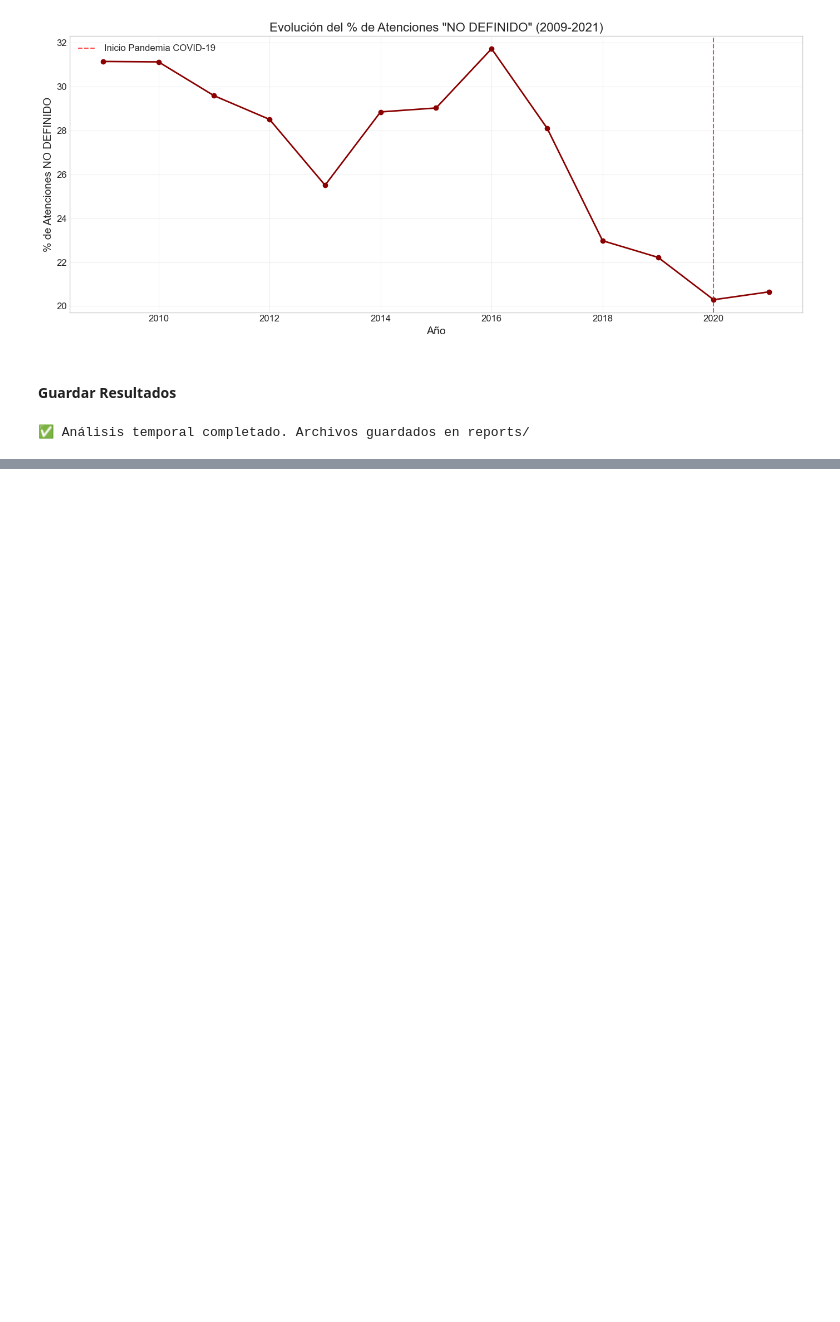
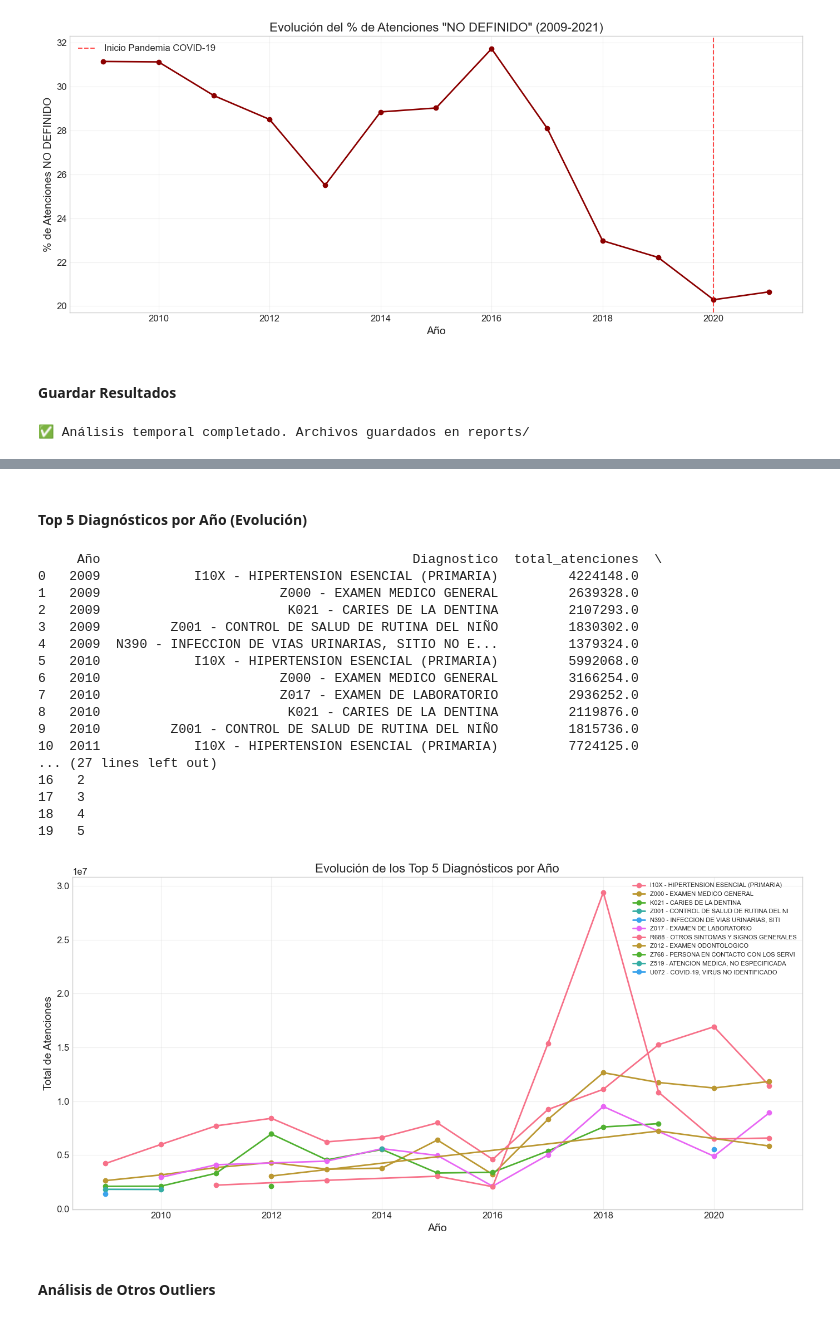
Before and after one commit to Sidmitchtt/rips-colombia-health-segmentation, a Jupyter notebook: notebooks/04_temporal_analysis.ipynb, the cells around one changed output, grey strips where cells are left out. Cells and saved outputs as stored; diff of their text form; code cells hidden in the pictures; blank space fills up the shorter version.

```diff
--- a/notebooks/04_temporal_analysis.ipynb
+++ b/notebooks/04_temporal_analysis.ipynb
@@ -212,0 +294,56 @@ print("✅ Análisis temporal completado. Archivos guardados en reports/")
+# %% [markdown]
+#### Top 5 Diagnósticos por Año (Evolución)
+# %%
+top_diag_anio = con.execute(f"""
+    WITH ranked AS (
+        SELECT
+            Año,
+            Diagnostico,
+            SUM(NumeroAtenciones) as total_atenciones,
+            ROW_NUMBER() OVER (PARTITION BY Año ORDER BY SUM(NumeroAtenciones) DESC) as rn
+        FROM '{PARQUET_PATH}'
+        WHERE NOT es_no_definido
+        GROUP BY Año, Diagnostico
+    )
+    SELECT Año, Diagnostico, total_atenciones, rn
+    FROM ranked
+    WHERE rn <= 5
+    ORDER BY Año, rn
+""").fetchdf()
+
+print(top_diag_anio.head(20))
+
+# Gráfico por año
+fig, ax = plt.subplots(figsize=(14, 7))
+for diag in top_diag_anio['Diagnostico'].unique():
+    subset = top_diag_anio[top_diag_anio['Diagnostico'] == diag]
+    ax.plot(subset['Año'], subset['total_atenciones'], marker='o', label=diag[:40], linewidth=2)
+ax.set_title('Evolución de los Top 5 Diagnósticos por Año', fontsize=16)
+ax.set_xlabel('Año', fontsize=14)
+ax.set_ylabel('Total de Atenciones', fontsize=14)
+ax.legend(loc='best', fontsize=8)
+ax.grid(True, alpha=0.3)
+plt.tight_layout()
+plt.savefig('../reports/figures/04_top_diagnosticos_anio.png', dpi=150, bbox_inches='tight')
+plt.show()
+# %% [output]
+     Año                                        Diagnostico  total_atenciones  \
+0   2009            I10X - HIPERTENSION ESENCIAL (PRIMARIA)         4224148.0
+1   2009                       Z000 - EXAMEN MEDICO GENERAL         2639328.0
+2   2009                        K021 - CARIES DE LA DENTINA         2107293.0
+3   2009         Z001 - CONTROL DE SALUD DE RUTINA DEL NIÑO         1830302.0
+4   2009  N390 - INFECCION DE VIAS URINARIAS, SITIO NO E...         1379324.0
+5   2010            I10X - HIPERTENSION ESENCIAL (PRIMARIA)         5992068.0
+6   2010                       Z000 - EXAMEN MEDICO GENERAL         3166254.0
+7   2010                       Z017 - EXAMEN DE LABORATORIO         2936252.0
+8   2010                        K021 - CARIES DE LA DENTINA         2119876.0
+9   2010         Z001 - CONTROL DE SALUD DE RUTINA DEL NIÑO         1815736.0
+10  2011            I10X - HIPERTENSION ESENCIAL (PRIMARIA)         7724125.0
+... (27 lines left out)
+16   2
+17   3
+18   4
+19   5
+[figure, added]
+# %% [markdown]
+#### Análisis de Otros Outliers
```
Also changed, not shown: parts of 10 cells of this notebook, 9 other files.
